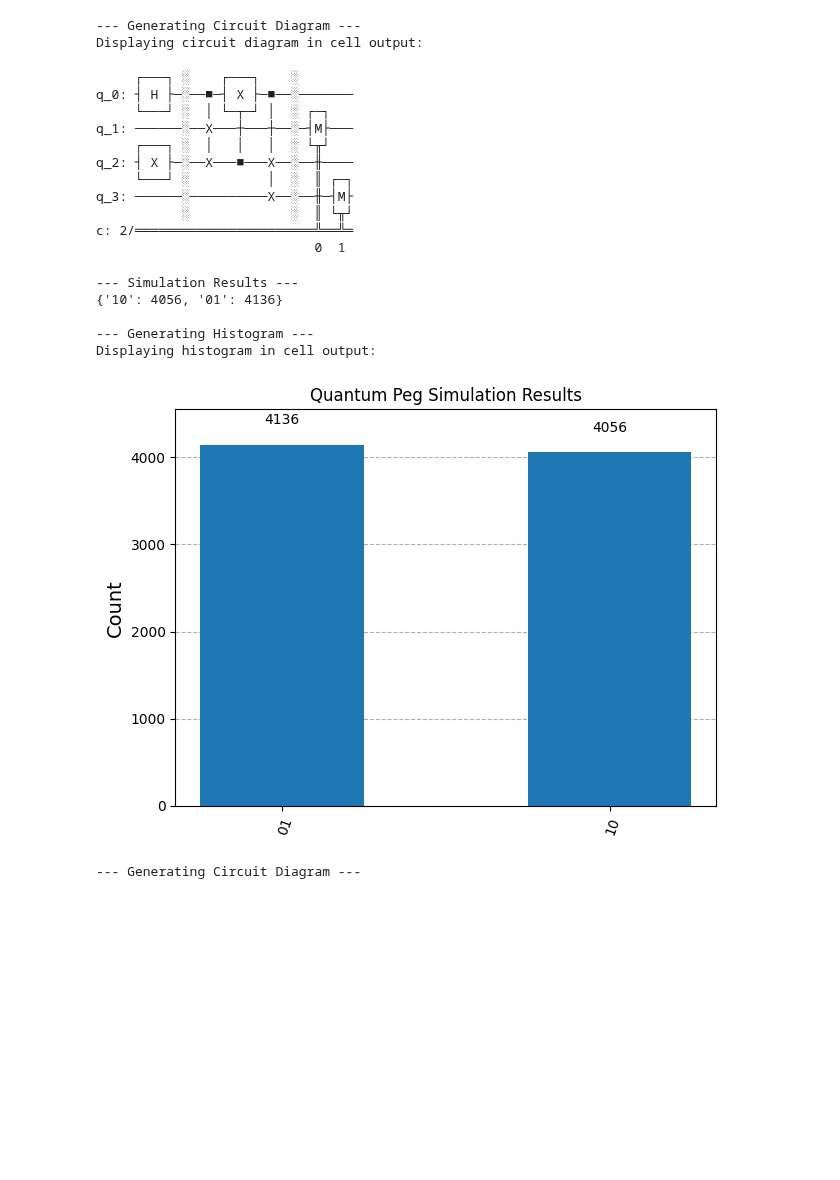
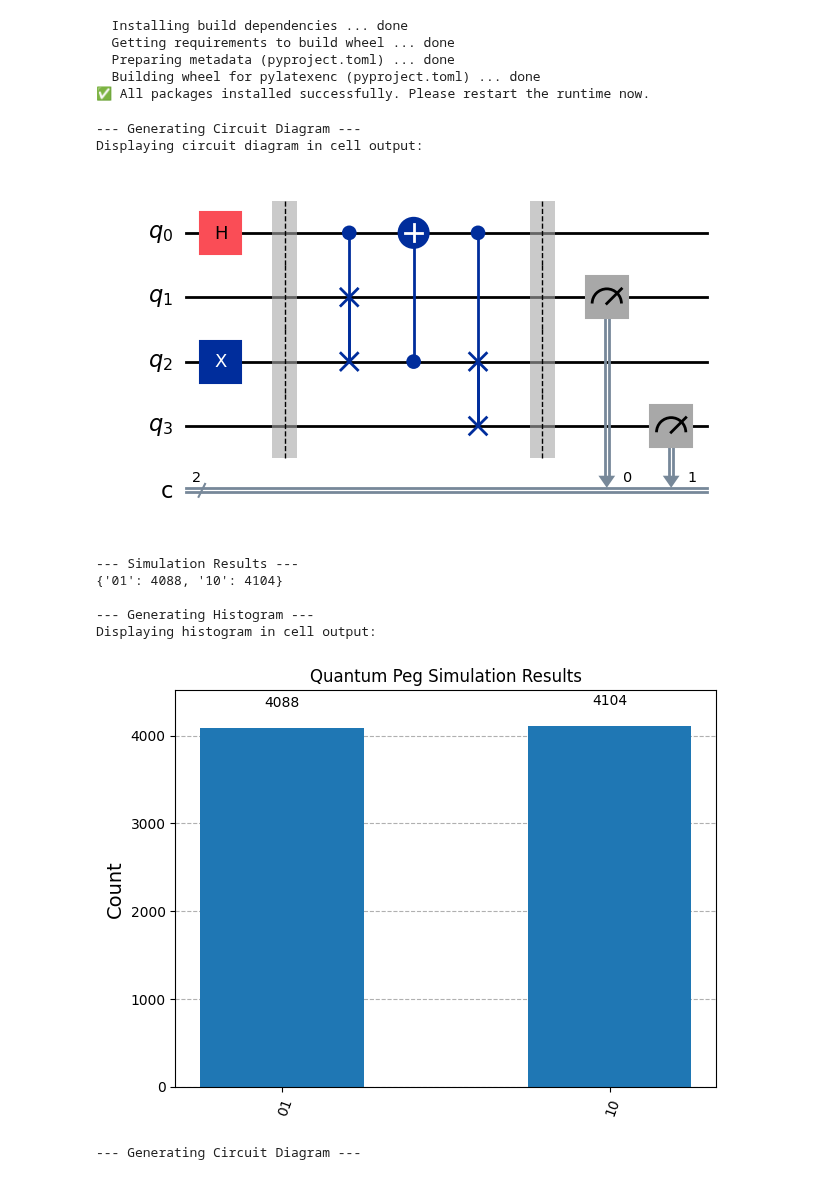
Before and after one commit to KaziMuktadirAhmed/WISER-womenium-2025-project-1, a Jupyter notebook: WISER-quantum-walk-monte-carlo.ipynb, the cells around one changed output. Drawn from its saved outputs; the diff is of its cells as text; code cells hidden in the pictures; blank space fills up the shorter version.

```diff
--- a/WISER-quantum-walk-monte-carlo.ipynb
+++ b/WISER-quantum-walk-monte-carlo.ipynb
@@ -25,3 +3,15 @@ Successfully installed pylatexenc-2.10
+# %%
+# Step 1: Run this cell first to install all necessary packages.
+# After this finishes, you MUST restart the runtime.
+# Go to the menu: Runtime -> Restart session
+!pip install -q qiskit qiskit-aer matplotlib pylatexenc
+print("✅ All packages installed successfully. Please restart the runtime now.")
+# %% [output]
+  Installing build dependencies ... done
+  Getting requirements to build wheel ... done
+  Preparing metadata (pyproject.toml) ... done
+  Building wheel for pylatexenc (pyproject.toml) ... done
+✅ All packages installed successfully. Please restart the runtime now.
 # %%
 import numpy as np
 from qiskit import QuantumCircuit, transpile
@@ -66,57 +56,47 @@ if __name__ == '__main__':
     peg_circuit = create_quantum_peg_circuit()
 
     print("\n--- Generating Circuit Diagram ---")
-    circuit_diagram = peg_circuit.draw("text")
+    circuit_diagram = peg_circuit.draw("mpl")
 
     if IS_IPYTHON:
         print("Displaying circuit diagram in cell output:")
         display(circuit_diagram)
 
     circuit_filename = "quantum_peg_circuit.png"
     # circuit_diagram.savefig(circuit_filename)
     # print(f"Circuit diagram also saved to: {os.path.abspath(circuit_filename)}")
 
     simulator = AerSimulator()
     compiled_circuit = transpile(peg_circuit, simulator)
     job = simulator.run(compiled_circuit, shots=8192)
     result = job.result()
     counts = result.get_counts(compiled_circuit)
 
     print("\n--- Simulation Results ---")
     print(counts)
 
     print("\n--- Generating Histogram ---")
     histogram_figure = plot_histogram(counts, title="Quantum Peg Simulation Results")
 
     if IS_IPYTHON:
         print("Displaying histogram in cell output:")
         display(histogram_figure) # This renders the plot in the notebook
 
     # histogram_filename = "quantum_peg_histogram.png"
     # histogram_figure.savefig(histogram_filename)
     # print(f"Histogram also saved to: {os.path.abspath(histogram_filename)}")
 
     plt.close('all')
 # %% [output]
 --- Generating Circuit Diagram ---
 Displaying circuit diagram in cell output:
+[figure, new version]
-     ┌───┐ ░    ┌───┐    ░
-q_0: ┤ H ├─░──■─┤ X ├─■──░───────
-     └───┘ ░  │ └─┬─┘ │  ░ ┌─┐
-q_1: ──────░──X───┼───┼──░─┤M├───
-     ┌───┐ ░  │   │   │  ░ └╥┘
-q_2: ┤ X ├─░──X───■───X──░──╫────
-     └───┘ ░          │  ░  ║ ┌─┐
-q_3: ──────░──────────X──░──╫─┤M├
-           ░             ░  ║ └╥┘
-c: 2/═══════════════════════╩══╩═
-                            0  1
+--- Simulation Results ---
+{'01': 4088, '10': 4104}
+
+--- Generating Histogram ---
+Displaying histogram in cell output:
---- Simulation Results ---
-{'10': 4056, '01': 4136}
-
---- Generating Histogram ---
-Displaying histogram in cell output:
-[figure, old version]
+[figure, added]
 # %%
 import numpy as np
 from qiskit import QuantumCircuit
```
Also changed, not shown: parts of 4 cells of this notebook.
